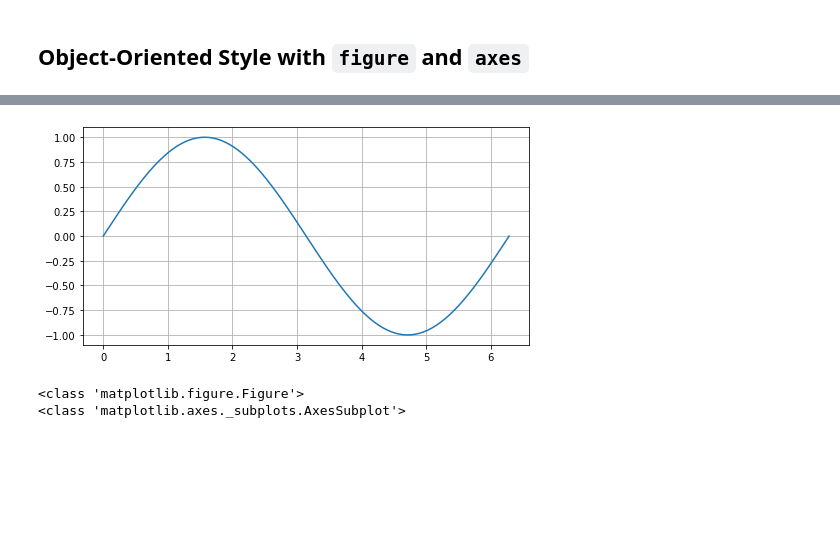
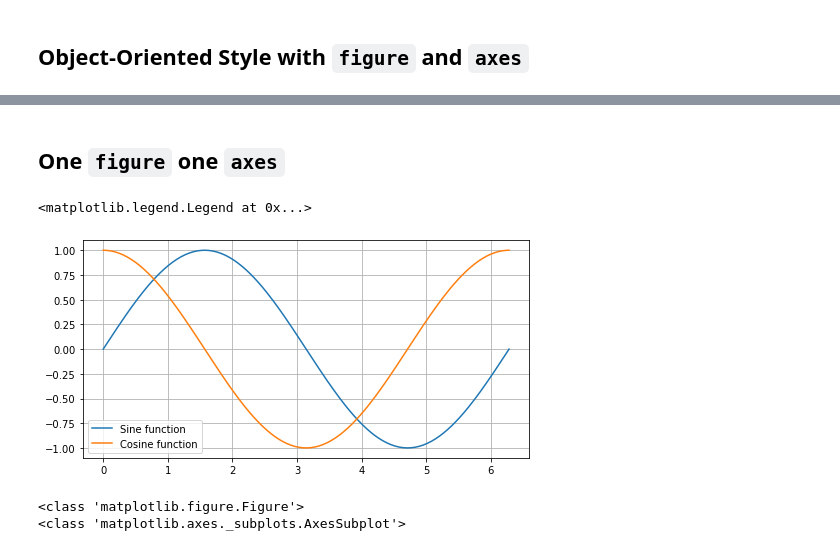
Before and after one commit to implse/Introduction_to_Matplotlib, a Jupyter notebook: Introduction_To_Matplotlib.ipynb, the cells around one changed output, grey strips where cells are left out. Saved outputs shown, nothing was run; the diff lists cells and outputs as text; code cells hidden in the pictures; blank space fills up the shorter version.

```diff
--- a/Introduction_To_Matplotlib.ipynb
+++ b/Introduction_To_Matplotlib.ipynb
@@ -170,11 +193,19 @@ y = np.sin(x)
+# %% [markdown]
+## One `figure` one `axes`
+# %%
+x = np.linspace(0, 2 * np.pi, 200)
+sin = np.sin(x)
+cos = np.cos(x)
 # %%
 ## Object Oriented Style
 figure, axes = plt.subplots(figsize=(8, 4))
-axes.plot(x, y)
-plt.grid(True)
-plt.show()
+axes.plot(x, sin, label="Sine function")
+axes.plot(x, cos, label="Cosine function")
+axes.grid(True)
+axes.legend()
 # %% [output]
+<matplotlib.legend.Legend at 0x...>
-[figure, old version]
+[figure, new version]
 # %%
 print(type(figure))
 print(type(axes))
```
Also changed, not shown: parts of 18 cells of this notebook.
